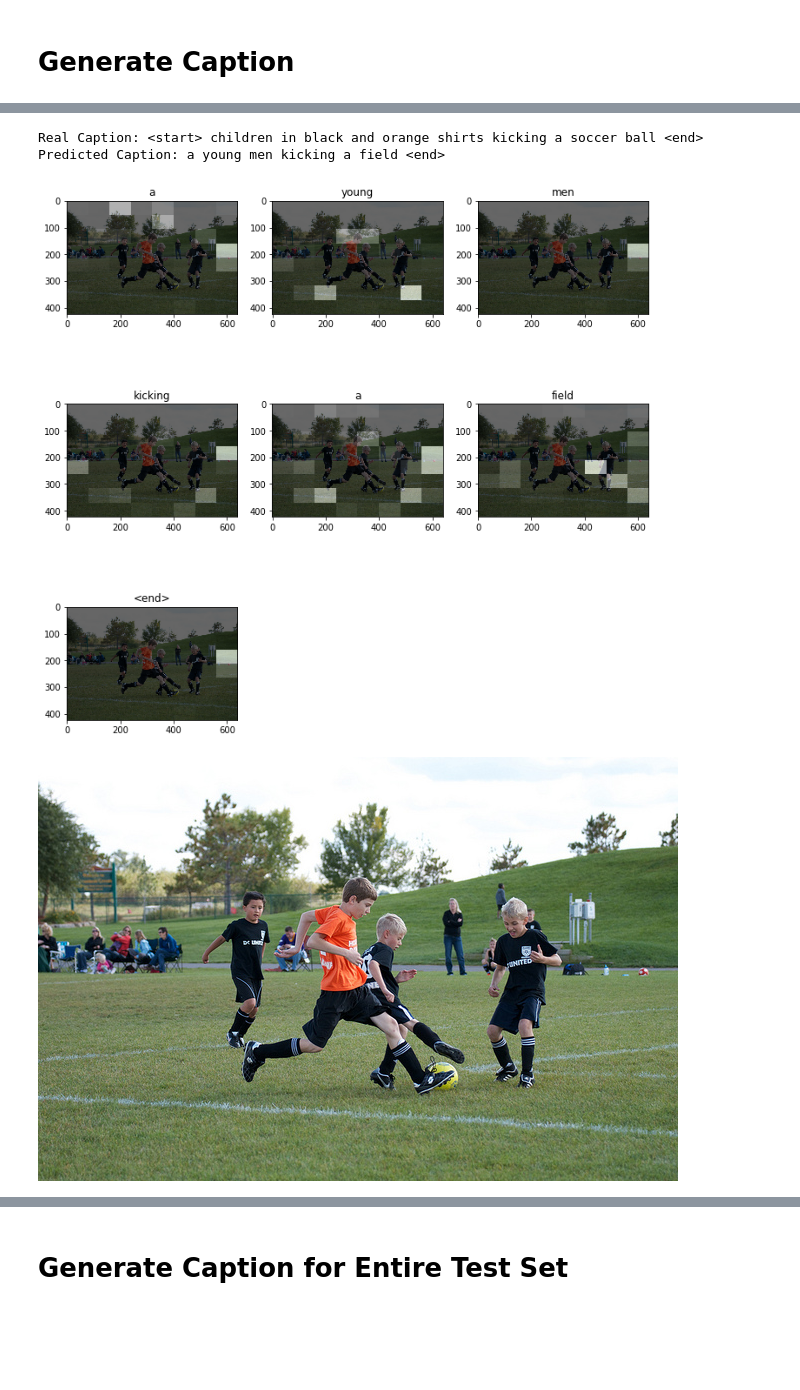
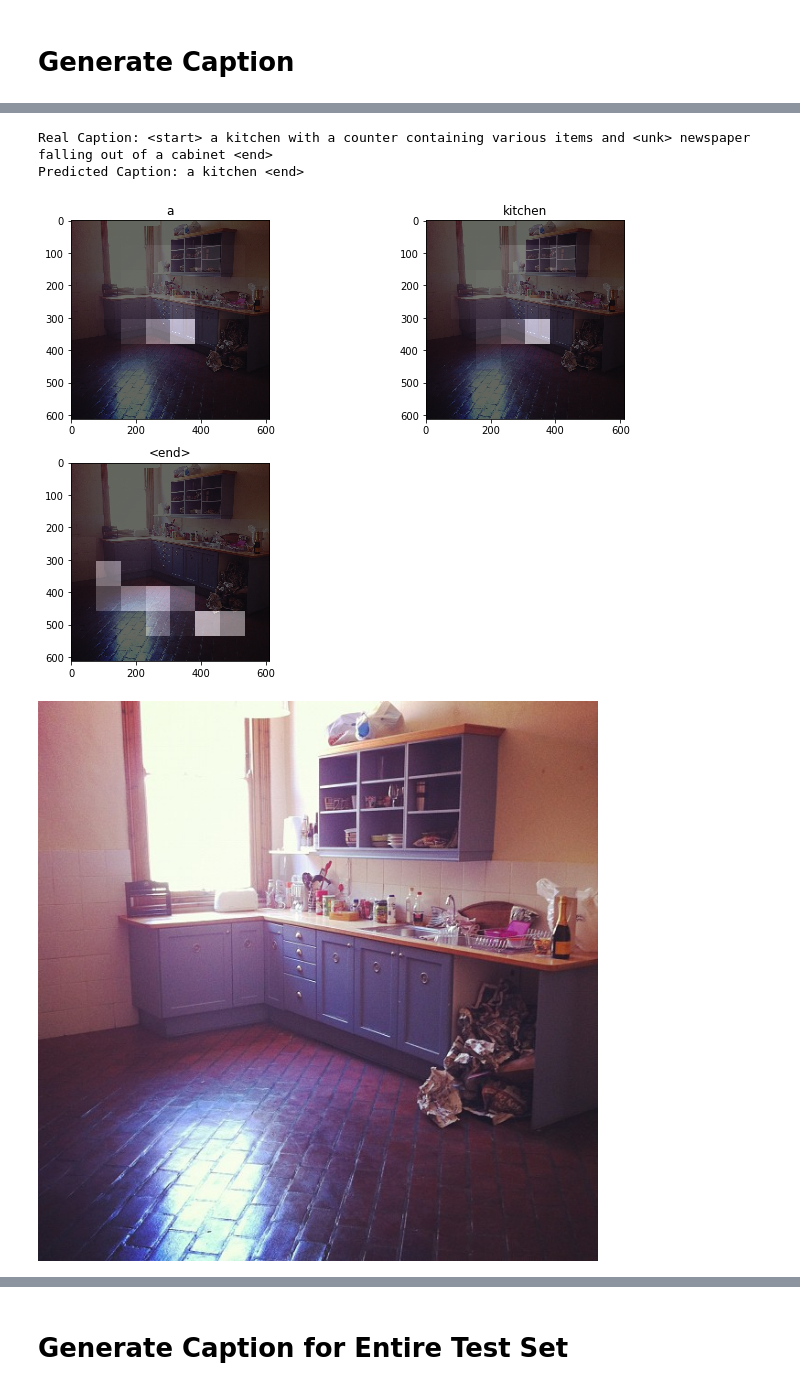
Before and after one commit to catnado/Image_Caption, a Jupyter notebook: Attention_Model_Merge.ipynb, the cells around one changed output, grey strips where cells are left out. Cells and saved outputs as stored; diff of their text form; code cells hidden in the pictures; blank space fills up the shorter version.

```diff
--- a/Attention_Model_Merge.ipynb
+++ b/Attention_Model_Merge.ipynb
@@ -457,7 +457,7 @@ len(img_name_train), len(cap_train)
 # Feel free to change these parameters according to your system's configuration
 BATCH_SIZE = 64
 BUFFER_SIZE = 1000
-embedding_dim = 256
+embedding_dim = 200
 units = 512
 vocab_size = vocab_size
 num_steps = len(img_name_train) // BATCH_SIZE
@@ -524,44 +524,43 @@ class CNN_Encoder(tf.keras.Model):
         x = tf.nn.relu(x)
         return x
 # %%
-# try 1
+# architecture 1
 class RNN_Decoder(tf.keras.Model):
     def __init__(self, embedding_dim, units, vocab_size):
         super(RNN_Decoder, self).__init__()
         self.units = units
 
-        self.embedding = tf.keras.layers.Embedding(vocab_size, embedding_dim)
+        # self.embedding = tf.keras.layers.Embedding(vocab_size, embedding_dim)
         # use glove embeddings
-        #self.embedding = tf.keras.layers.Embedding(vocab_size, embedding_dim,
-        #                                           weights=[embedding_matrix],
-        #                                           trainable=False)
+        self.embedding = tf.keras.layers.Embedding(vocab_size, embedding_dim,
+                                        embeddings_initializer=tf.keras.initializers.Constant(embedding_matrix),
+                                        trainable=False)
         self.gru = tf.keras.layers.GRU(self.units,
                                        return_sequences=True,
                                        return_state=True,
                                        recurrent_initializer='glorot_uniform')
-        self.fc1 = tf.keras.layers.Dense(self.units)
-        self.fc2 = tf.keras.layers.Dense(vocab_size)
-        self.fc0 = tf.keras.layers.Dense(attention_features_shape) # cc add
+        # self.fc0 = tf.keras.layers.Dense(attention_features_shape)
+        self.fc1 = tf.keras.layers.Dense(self.units, activation='relu')
+        # self.fc2 = tf.keras.layers.Dense(self.units/2)
+        self.fc2 = tf.keras.layers.Dense(vocab_size, activation='softmax')
+
 
         self.attention = BahdanauAttention(self.units)
 
-    def call(self, x, features, hidden):
+    def call(self, x, features, output):
+
+        # use output vector as query to attend over image
+        context_vector, attention_weights = self.attention(features, output)
 
         # x shape after passing through embedding == (batch_size, 1, embedding_dim)
         x = self.embedding(x)
 
         # passing embedding to the GRU
-        output, state = self.gru(x)
-
-        # defining attention as a separate model
-        context_vector, attention_weights = self.attention(features, output)
-
-        # pass output to a fc layer to get the same shape as attention feature (64)
-        # x = self.fc0(output)
+        new_output, state = self.gru(x)
 
         # concatenate output and context vector
         # x shape after concatenation == (batch_size, 1, embedding_dim + output_size)
-        x = tf.concat([tf.expand_dims(context_vector, 1), output], axis=-1)
+        x = tf.concat([tf.expand_dims(context_vector, 1), new_output], axis=-1)
 
         # shape == (batch_size, max_length, hidden_size)
         x = self.fc1(x)
@@ -572,7 +571,7 @@ class RNN_Decoder(tf.keras.Model):
         # output shape == (batch_size * max_length, vocab)
         x = self.fc2(x)
 
-        return x, state, attention_weights
+        return x, new_output, attention_weights
 
     def reset_state(self, batch_size):
         state = tf.zeros((batch_size, self.units))
@@ -1140,18 +907,18 @@ def beam_search(image, k):
 # %%
 # caption with beam search
-img = 10
-image = img_name_val[img]
-real_caption = ' '.join([tokenizer.index_word[i] for i in cap_val[img] if i not in [0]])
+img = 67
+image = img_name_test[img]
+real_caption = ' '.join([tokenizer.index_word[i] for i in cap_test[img] if i not in [0]])
 result, attention_plot = beam_search(image, 3)
 print ('Real Caption:', real_caption)
 print ('Predicted Caption:', ' '.join(result))
 plot_attention(image, result, attention_plot)
-Image.open(img_name_val[img])
+Image.open(img_name_test[img])
 # %% [output]
-Real Caption: <start> children in black and orange shirts kicking a soccer ball <end>
-Predicted Caption: a young men kicking a field <end>
+Real Caption: <start> a kitchen with a counter containing various items and <unk> newspaper falling out of a cabinet <end>
+Predicted Caption: a kitchen <end>
-[figure, old version]
+[figure, new version]
-[figure, old version]
+[figure, new version]
 # %%
 # caption with greedy search
 img = 14
```
Also changed, not shown: parts of 57 cells of this notebook, 19 other files.
